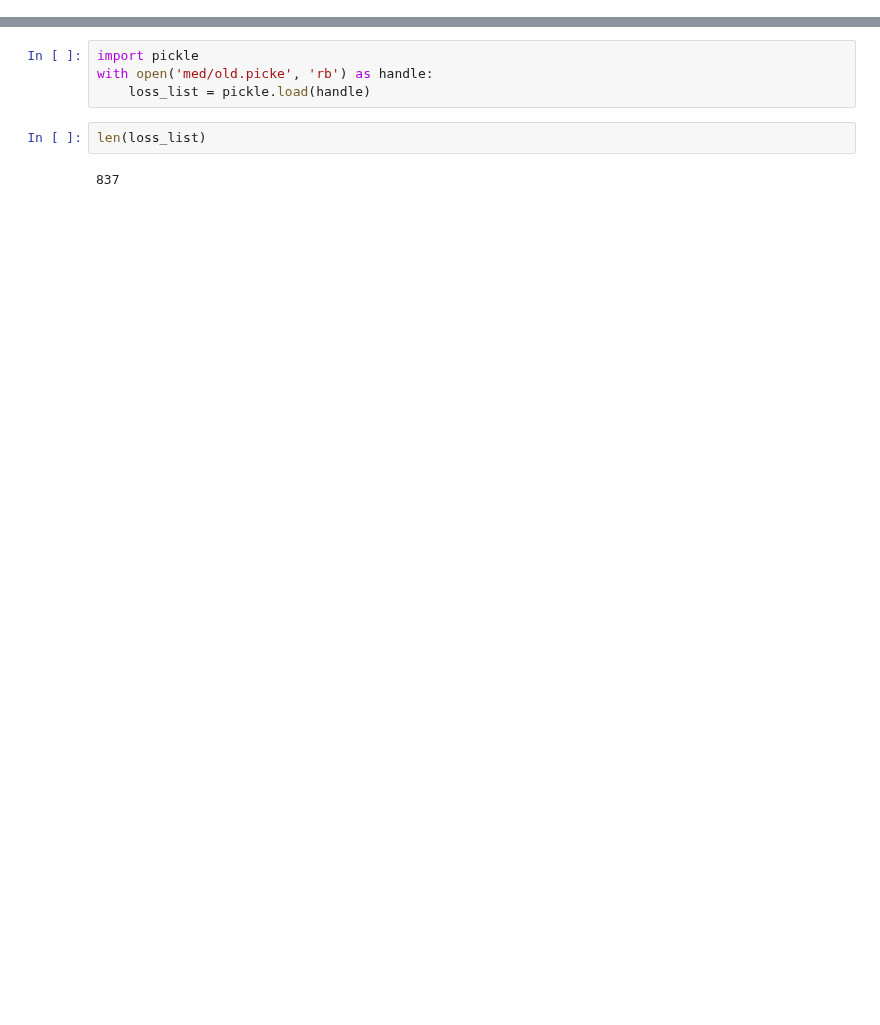
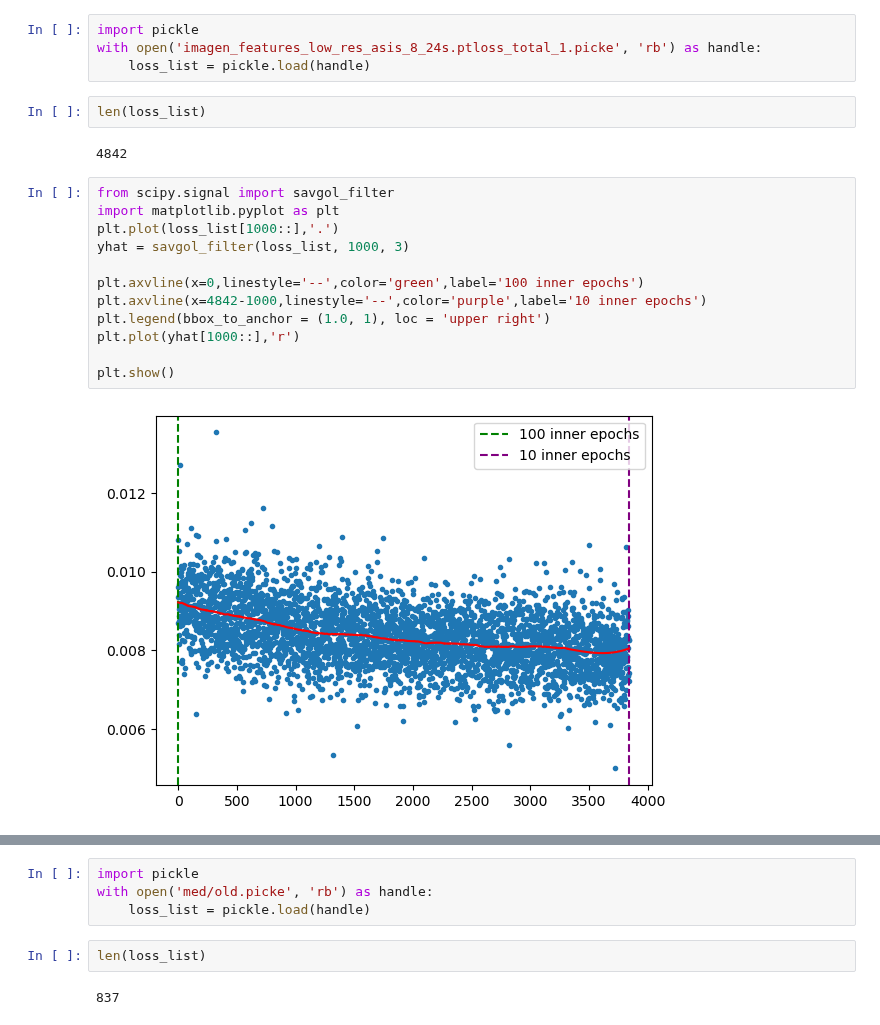
Before and after one commit to AhmedGamal411/DiffusionSpeech2Face, a Jupyter notebook: test copy.ipynb, the cells around one changed output, grey strips where cells are left out. Saved outputs shown, nothing was run; the diff lists cells and outputs as text; blank space fills up the shorter version.

```diff
--- a/test copy.ipynb
+++ b/test copy.ipynb
@@ -0,0 +1,22 @@
+# %%
+import pickle
+with open('imagen_features_low_res_asis_8_24s.ptloss_total_1.picke', 'rb') as handle:
+    loss_list = pickle.load(handle)
+# %%
+len(loss_list)
+# %% [output]
+4842
+# %%
+from scipy.signal import savgol_filter
+import matplotlib.pyplot as plt
+plt.plot(loss_list[1000::],'.')
+yhat = savgol_filter(loss_list, 1000, 3)
+
+plt.axvline(x=0,linestyle='--',color='green',label='100 inner epochs')
+plt.axvline(x=4842-1000,linestyle='--',color='purple',label='10 inner epochs')
+plt.legend(bbox_to_anchor = (1.0, 1), loc = 'upper right')
+plt.plot(yhat[1000::],'r')
+
+plt.show()
+# %% [output]
+[figure, added]
```
Also changed, not shown: parts of 6 cells of this notebook, 4 other files.
